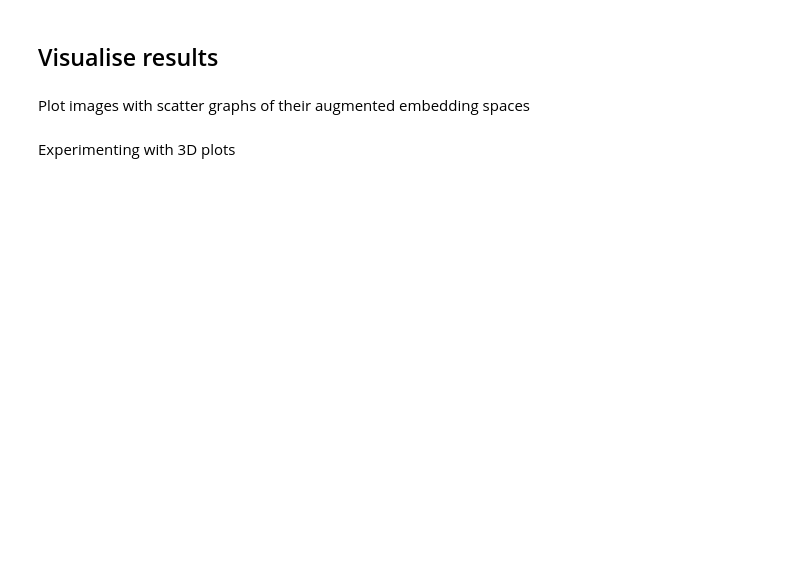
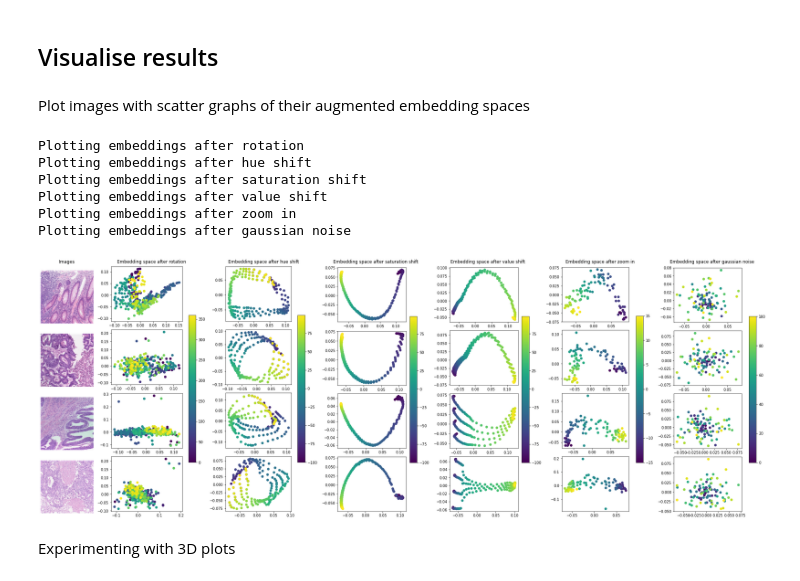
Before and after one commit to leandervaneekelen/emb-augmenter, a Jupyter notebook: experiment/experiments.ipynb, the cells around one changed output. Saved outputs shown, nothing was run; the diff lists cells and outputs as text; code cells hidden in the pictures; blank space fills up the shorter version.

```diff
--- a/experiment/experiments.ipynb
+++ b/experiment/experiments.ipynb
@@ -271,11 +295,12 @@ def get_embeddings(aug_images, batch_size=4):
 Augmentation info stored in the `aug_info` dictionary
 # %%
 aug_info = [
-    { "key": "aug_rot", "aug_function": aug_rot, "col": 1, "title": "rotation", "z": [i for i in range(0, 360) if i != 0 and i % 90 != 0] },
-    { "key": "aug_hue", "aug_function": aug_hue, "col": 2, "title": "hue shift", "z": [i for i in range(-100, 100)] },
-    { "key": "aug_sat", "aug_function": aug_sat, "col": 3, "title": "saturation shift", "z": [i for i in range(-100, 100)] },
-    { "key": "aug_val", "aug_function": aug_val, "col": 4, "title": "value shift", "z": [i for i in range(-100, 100)] },
-    # { "key": "aug_zoom", "col": 5, "title": "zoom in/out", "aug_function": aug_zoom, "z": [i for i in range(-20, 20)] },
+    { "key": "aug_rot", "aug_function": aug_rot, "title": "rotation", "z": np.arange(0, 360, 1) },
+    { "key": "aug_hue", "aug_function": aug_hue, "title": "hue shift", "z": np.arange(-100, 100) },
+    { "key": "aug_sat", "aug_function": aug_sat, "title": "saturation shift", "z": np.arange(-100, 100, 1) },
+    { "key": "aug_val", "aug_function": aug_val, "title": "value shift", "z": np.arange(-100, 100, 1) },
+    { "key": "aug_zoom", "aug_function": aug_zoom, "title": "zoom in", "z": np.linspace(-15, 15, 100) },
+    {"key": "aug_noise", "aug_function": aug_noise, "title": "gaussian noise", "z": np.linspace(0, 100, 100) }
 ]
 # %% [markdown]
 Data info will be stored in the `data` dictionary
@@ -288,8 +313,22 @@ Dimensionality reduction using TSNE
 # %%
 import numpy as np
+from sklearn.decomposition import PCA
 from sklearn.manifold import TSNE
 
-def reduce_dims_tsne(embeddings, dims=2):
-    embeddings_list = np.asarray(list(embeddings.values()))
-    embeddings_reduced = TSNE(n_components=dims, learning_rate='auto', init='random').fit_transform(embeddings_list)
+def reduce_dims(embeddings, dims=2, method="PCA"):
+    embeddings = np.asarray(list(embeddings.values()))
+
+    if method == "PCA":
+        dim_reduction = PCA(n_components=dims)
+    elif method == "TSNE":
+        dim_reduction = TSNE(n_components=dims, learning_rate='auto', init='random')
+
+    embeddings_reduced = dim_reduction.fit_transform(embeddings)
+
     return embeddings_reduced
+# %%
+embeddings = {"0": [1,2,3], "1": [4,5,6]}
+embeddings_pca = reduce_dims(embeddings, dims=2, method="PCA")
+embeddings_tsne = reduce_dims(embeddings, dims=2, method="TSNE")
+print(embeddings_pca)
+print(embeddings_tsne)
@@ -296,15 +340,19 @@ def reduce_dims_tsne(embeddings, dims=2):
 # %% [markdown]
 Run experiment
 # %%
+DIM_REDUCTION_METHOD = "PCA"
+
 for aug in aug_info:
     for i in range(1, TOTAL_IMAGES + 1):
         print(f"{aug['title']} - {i}/{TOTAL_IMAGES}")
 
         # augmentation
-        data[i][aug["key"]] = generate_aug_images(images[i - 1], aug["aug_function"], aug["z"])
+        aug_images = generate_aug_images(images[i - 1], aug["aug_function"], aug["z"])
+        data[i][aug["key"]] = aug_images
 
         # embeddings
-        data[i]["embeddings_" + aug["key"]] = get_embeddings(data[i][aug["key"]], batch_size=4)
+        embeddings = get_embeddings(aug_images, batch_size=4)
+        data[i]["embeddings_" + aug["key"]] = embeddings
 
         # reduce dimensions
-        data[i]["reduced_" + aug["key"]] = reduce_dims_tsne(dims = 2, embeddings = data[i]["embeddings_" + aug["key"]])
+        data[i]["reduced_" + aug["key"]] = reduce_dims(dims=2, embeddings=embeddings, method=DIM_REDUCTION_METHOD)
@@ -320,35 +388,43 @@ subfigs = fig.subfigures(1, (1 + len(aug_info)), width_ratios=[1] + [2] * len(au
 
 # plot images
 axs0 = subfigs[0].subplots(TOTAL_IMAGES, 1)
 subfigs[0].suptitle('Images')
 # subfigs[0].set_facecolor('0.9')
 for i in range(TOTAL_IMAGES):
     axs0[i].imshow(images[i])
     axs0[i].axis('off')
     # axs0[i].set_title('Image {}'.format(i + 1))
 
 
 def plot_aug_embeddings(col, z, title, key):
     # print("col: {}".format(col))
     axs = subfigs[col].subplots(TOTAL_IMAGES, 1)
     subfigs[col].suptitle(f"Embedding space after {title}")
 
     for i in range(1, TOTAL_IMAGES + 1):
         # print("- row: {}".format(i))
         x = data[i]["reduced_" + key][:, 0]
         y = data[i]["reduced_" + key][:, 1]
 
         scatter = axs[i - 1].scatter(x, y, c=z, cmap='viridis')
 
     subfigs[col].colorbar(scatter, ax=axs, shrink=0.6)
 
 
-for aug in aug_info:
+for i, aug in enumerate(aug_info):
     print(f"Plotting embeddings after {aug['title']}")
-    plot_aug_embeddings(aug["col"], aug["z"], aug["title"], aug["key"])
+    plot_aug_embeddings(i + 1, aug["z"], aug["title"], aug["key"])
 
 
 plt.show()
+# %% [output]
+Plotting embeddings after rotation
+Plotting embeddings after hue shift
+Plotting embeddings after saturation shift
+Plotting embeddings after value shift
+Plotting embeddings after zoom in
+Plotting embeddings after gaussian noise
+[figure, added]
 # %% [markdown]
 Experimenting with 3D plots
 # %%
```
Also changed, not shown: parts of 11 cells of this notebook.
